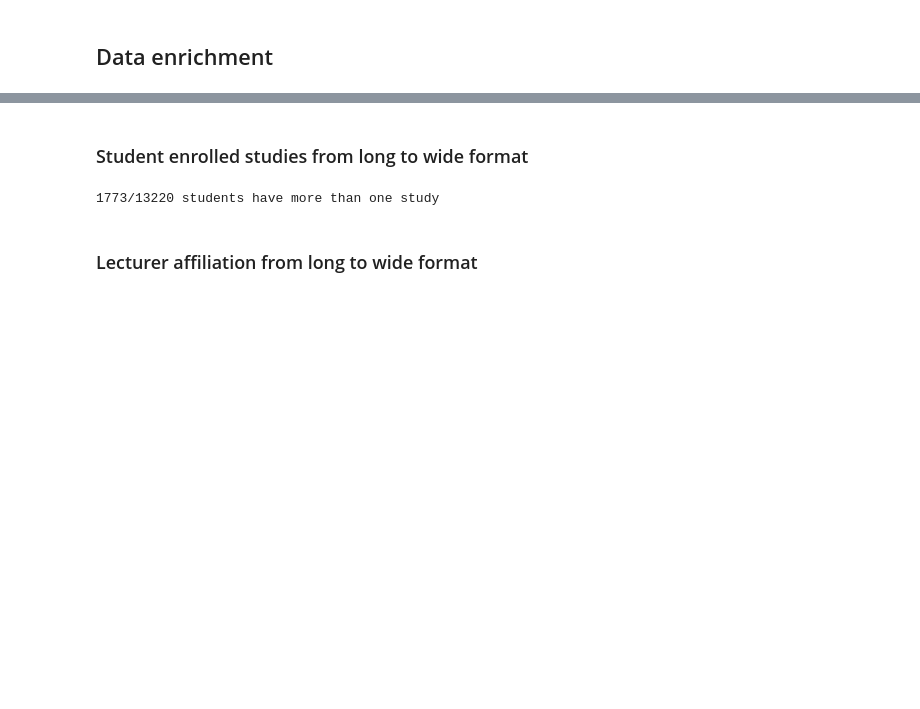
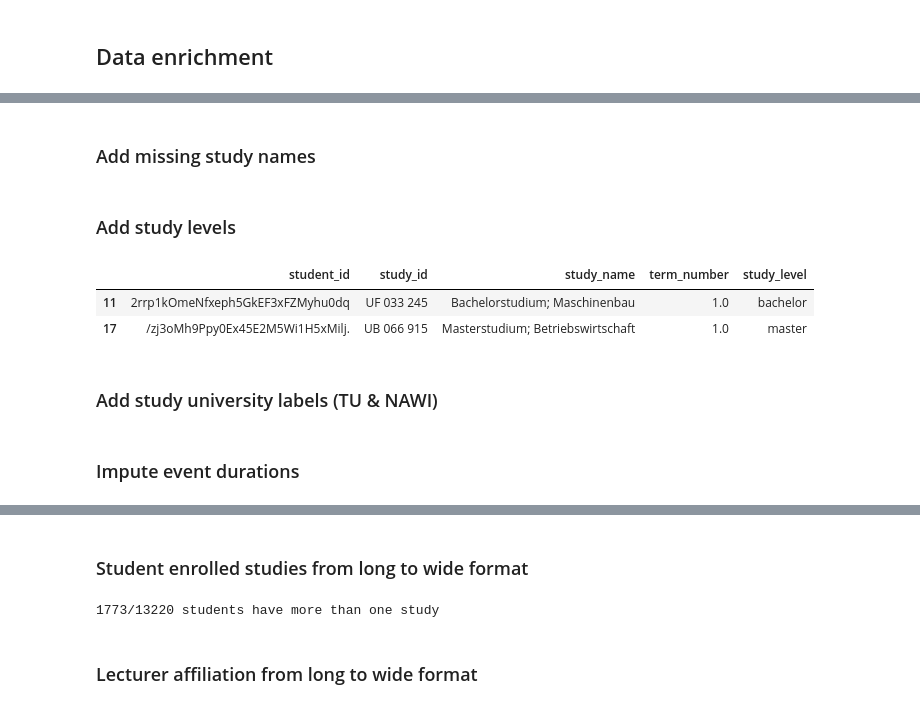
Before and after one commit to JanaLasser/uni_SEIRX, a Jupyter notebook: code/network/clean_data.ipynb, the cells around one changed output, grey strips where cells are left out. Saved outputs shown, nothing was run; the diff lists cells and outputs as text; code cells hidden in the pictures; blank space fills up the shorter version.

```diff
--- a/code/network/clean_data.ipynb
+++ b/code/network/clean_data.ipynb
@@ -469,25 +686,0 @@ assert len(room_IDs.difference(set(rooms["room_id"]))) == 0
-# %%
-# TU Graz offers a wide variety of studies. Some of them in cooperation with
-# other local universities, such as Uni Graz, the university of arts and
-# teaching studies (organised Austria-wide). The vast majority of these
-# collaborative studies are organised under the umbrella of "NaWi Graz"
-# (NaturWissenschaften Graz), in cooperation with Uni Graz.
-
-# Students who are enrolled in one of these collaboratively organised studies
-# have a high chance of having the majority of their classes at the premises
-# of other universities. We therefore assign the studies to a total of 6
-# labels, indicating which university they belong to. This will later enable
-# us to filter by study and exclude students which are not enrolled in
-# native TU Graz studies.
-
-# study labels (supplied by Timotheus Hell):
-# "t": TU Graz study
-# "n": NaWi Graz study (study with uni Graz)
-# "l": teaching study (study with 8 other universities)
-# "k": study with university of arts
-# "w": further training courses
-# "a": other university
-study_labels = pd.read_csv(join('../../data/raw', 'study_labels.csv'))
-label_map = {row['study_id']:row['study_label'] for i, row in \
-            study_labels.iterrows()}
-students['study_label'] = students['study_id'].replace(label_map)
@@ -498,0 +687,12 @@ pd.DataFrame({"unknown_labels":list(unknown_labels)}).to_csv("unknown_labels.csv
+# %% [markdown]
+### Add missing study names
+# %%
+study_names = students[["study_id", "study_name"]].dropna().drop_duplicates()
+# missing mapping of study IDs to study names compiled by hand through google
+# searches
+missing_study_names = pd.read_csv(join(src, "missing_study_names.csv"))
+study_names = pd.concat([study_names, missing_study_names])
+study_name_map = {row["study_id"]:row["study_name"] for i, row in study_names.iterrows()}
+students["study_name"] = students["study_id"].map(study_name_map)
+# %% [markdown]
+### Add study levels
@@ -498,0 +701,18 @@ pd.DataFrame({"unknown_labels":list(unknown_labels)}).to_csv("unknown_labels.csv
+# %%
+# the text before the semicolon in the study_name field describes (approximately)
+# the degree and is mapped to a unified pre / post graduate degree scheme that was
+# informed by Timotheus Hell
+def get_study_level(study_name):
+    if study_name != study_name:
+        return np.nan
+    else:
+        return study_map[study_name.split(';')[0]]
+
+students['study_level'] = students['study_name'].apply(get_study_level)
+students.head(2)
+# %% [output]
+|  | student_id | study_id | study_name | term_number | study_level |
+| 11 | 2rrp1kOmeNfxeph5GkEF3xFZMyhu0dq | UF 033 245 | Bachelorstudium; Maschinenbau | 1.0 | bachelor |
+| 17 | /zj3oMh9Ppy0Ex45E2M5Wi1H5xMilj. | UB 066 915 | Masterstudium; Betriebswirtschaft | 1.0 | master |
+# %% [markdown]
+### Add study university labels (TU & NAWI)
@@ -498,0 +744,2 @@ pd.DataFrame({"unknown_labels":list(unknown_labels)}).to_csv("unknown_labels.csv
+# %% [markdown]
+### Impute event durations
```
Also changed, not shown: parts of 212 cells of this notebook, 2 other files.
